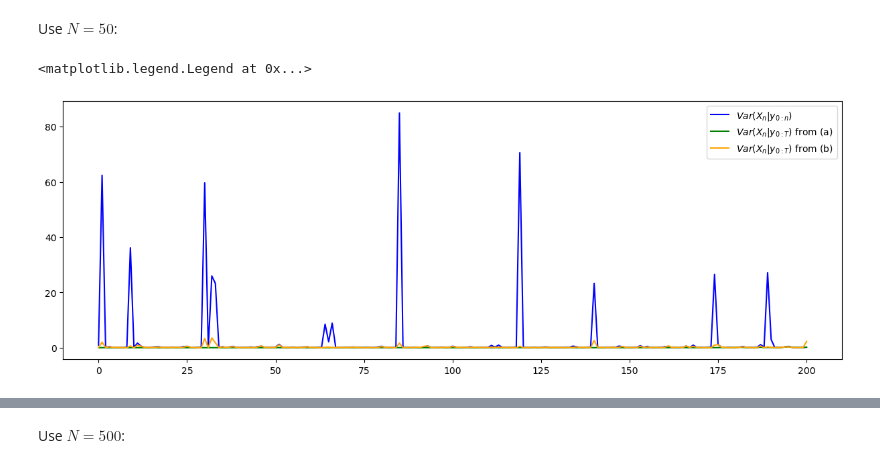
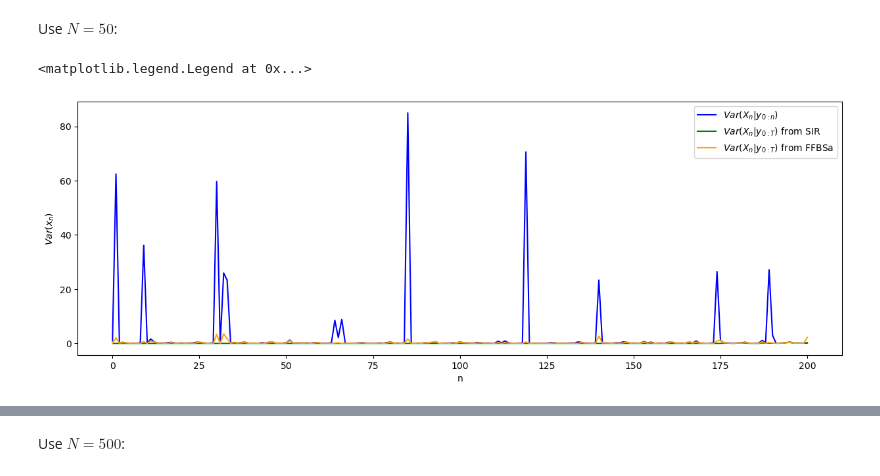
Before and after one commit to Gautam-Chauhan/Advanced-Simulation-Coursework, a Jupyter notebook: Q1.ipynb, the cells around one changed output, grey strips where cells are left out. Drawn from its saved outputs; the diff is of its cells as text; code cells hidden in the pictures.

```diff
--- a/Q1.ipynb
+++ b/Q1.ipynb
@@ -476,12 +480,14 @@ Use $N=50$:
 # %%
 plt.figure(figsize=(15,5))
 mean1 = np.sum(samples_SIR_50*weights_SIR_50,axis=0)
 plt.plot(timesteps,np.sum(weights_SIR_50*(samples_SIR_50 - mean1)**2,axis=0),color="blue",label=r"$Var(X_n|y_{0:n})$")
 mean2 = np.mean(X_SIR_50,axis=0)
-plt.plot(timesteps,np.mean((X_SIR_50-mean2)**2,axis=0),color="green",label=r"$Var(X_n|y_{0:T})$ from (a)")
+plt.plot(timesteps,np.mean((X_SIR_50-mean2)**2,axis=0),color="green",label=r"$Var(X_n|y_{0:T})$ from SIR")
 mean3 = np.mean(samples_FFBS_50,axis=0)
-plt.plot(timesteps,np.mean((samples_FFBS_50-mean3)**2,axis=0),color="orange",label=r"$Var(X_n|y_{0:T})$ from (b)")
+plt.plot(timesteps,np.mean((samples_FFBS_50-mean3)**2,axis=0),color="orange",label=r"$Var(X_n|y_{0:T})$ from FFBSa")
+plt.xlabel("n")
+plt.ylabel(r"$Var(x_n)$")
 plt.legend()
 # %% [output]
 <matplotlib.legend.Legend at 0x...>
-[figure, old version]
+[figure, new version]
```
Also changed, not shown: parts of 9 cells of this notebook, 1 other file.
